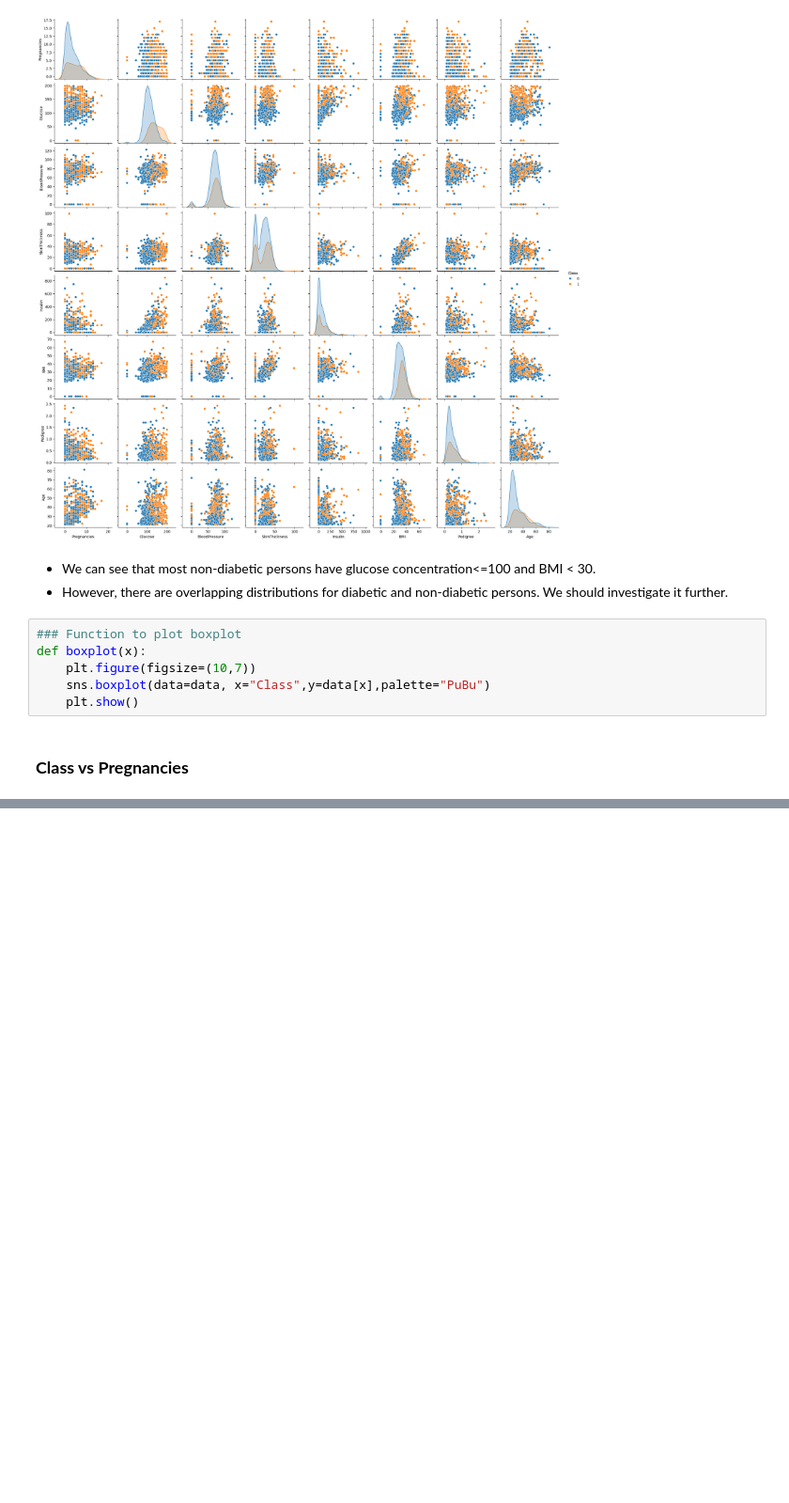
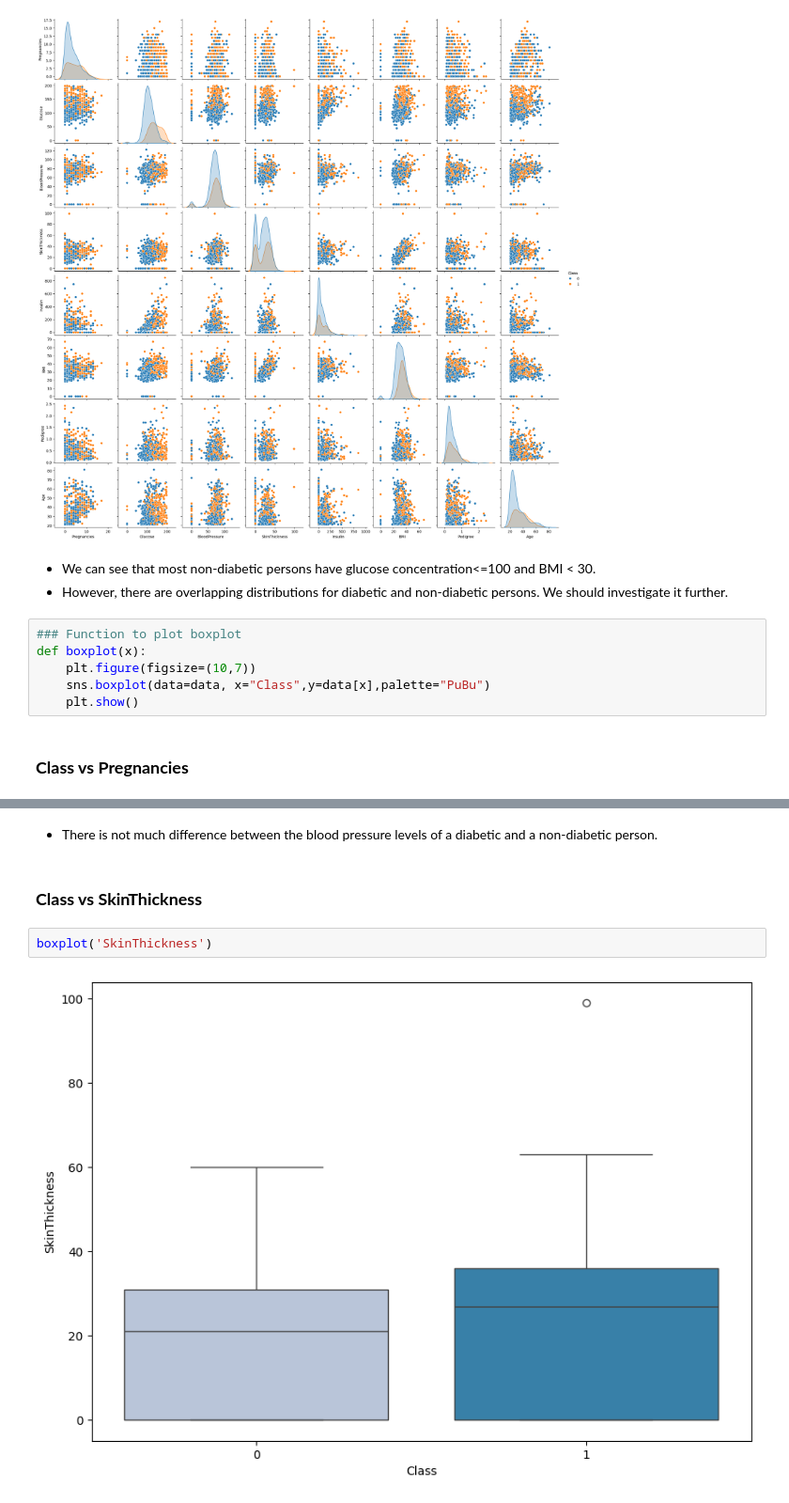
Before and after one commit to aimlalchemists/random-forest-diabetes-risk-prediction, a Jupyter notebook: Case_Study_DiabetesRisk_Prediction.ipynb, the cells around one changed output, grey strips where cells are left out. Shown at 94% size. Drawn from its saved outputs; the diff is of its cells as text; blank space fills up the shorter version.

```diff
--- a/Case_Study_DiabetesRisk_Prediction.ipynb
+++ b/Case_Study_DiabetesRisk_Prediction.ipynb
@@ -353,0 +376,8 @@ NameError: name 'data' is not defined
+# %% [markdown]
+- There is not much difference between the blood pressure levels of a diabetic and a non-diabetic person.
+# %% [markdown]
+### **Class vs SkinThickness**
+# %%
+boxplot('SkinThickness')
+# %% [output]
+[figure, added]
```
Also changed, not shown: parts of 28 cells of this notebook.
